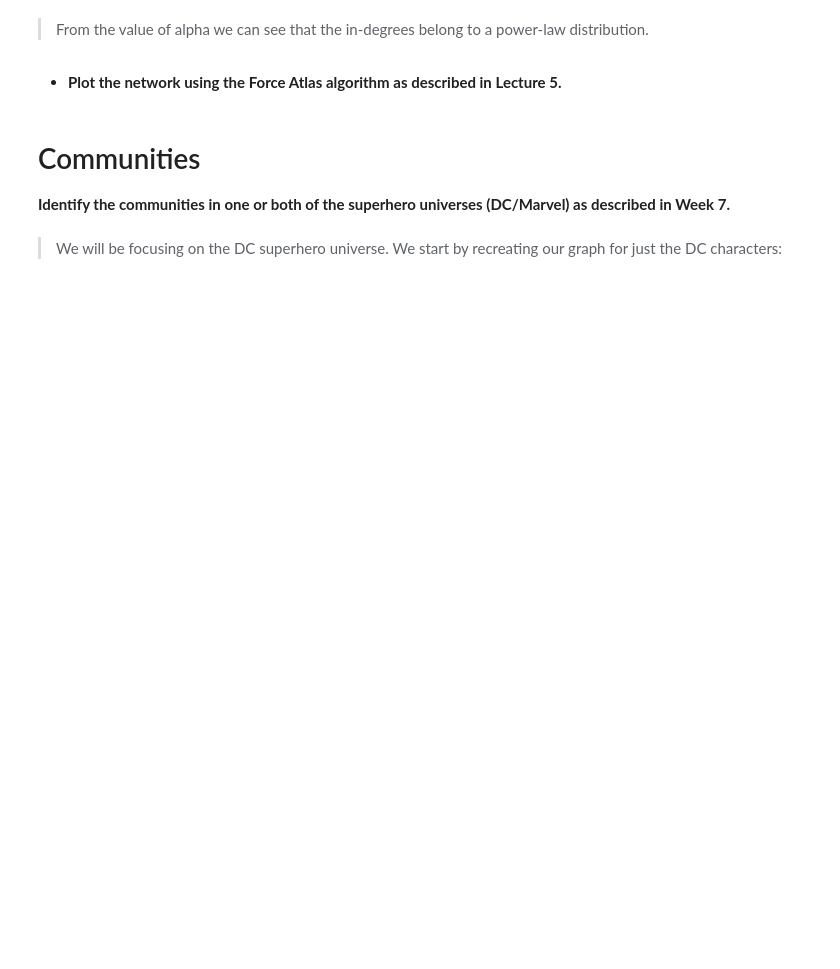
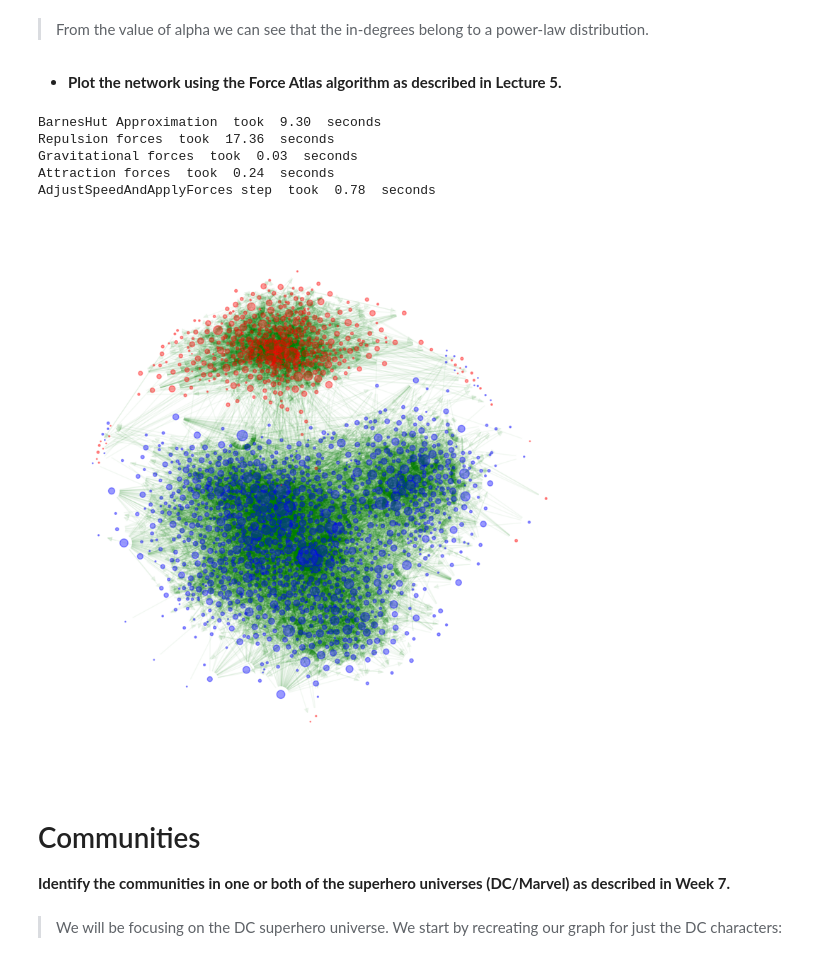
Before and after one commit to pete414n/02805SG, a Jupyter notebook: assignment2/assignment2.ipynb, the cells around one changed output. Saved outputs shown, nothing was run; the diff lists cells and outputs as text; code cells hidden in the pictures; blank space fills up the shorter version.

```diff
--- a/assignment2/assignment2.ipynb
+++ b/assignment2/assignment2.ipynb
@@ -153,30 +208,40 @@ for n in uG.nodes():
         dc_nodes += [n]
         dc_degrees += [uG.degree[n]]
 # %%
+# Adjusting figure size
+plt.rcParams['figure.figsize'] = [10, 10]
+
 forceatlas2 = ForceAtlas2(
                         # Behavior alternatives
                         outboundAttractionDistribution=True,  # Dissuade hubs
                         linLogMode=False,  # NOT IMPLEMENTED
                         adjustSizes=False,  # Prevent overlap (NOT IMPLEMENTED)
                         edgeWeightInfluence=1.0,
 
                         # Performance
                         jitterTolerance=1.0,  # Tolerance
                         barnesHutOptimize=True,
-                        barnesHutTheta=1.2,
+                        barnesHutTheta=1.2, # original 1.2
                         multiThreaded=False,  # NOT IMPLEMENTED
 
                         # Tuning
                         scalingRatio=2.0,
-                        strongGravityMode=False,
-                        gravity=0.5,
+                        strongGravityMode=True,
+                        gravity=0.1, # original 0.5
 
                         # Log
                         verbose=True)
 
 positions = forceatlas2.forceatlas2_networkx_layout(G, pos=None, iterations=2000)
 nx.draw_networkx_nodes(G, positions, nodelist = marvel_nodes, node_size=marvel_degrees, node_color="blue", alpha=0.4)
 nx.draw_networkx_nodes(G, positions, nodelist = dc_nodes, node_size=dc_degrees, node_color="red", alpha=0.4)
 nx.draw_networkx_edges(G, positions, edge_color="green", alpha=0.05)
 plt.axis('off')
 plt.show()
+# %% [output]
+BarnesHut Approximation  took  9.30  seconds
+Repulsion forces  took  17.36  seconds
+Gravitational forces  took  0.03  seconds
+Attraction forces  took  0.24  seconds
+AdjustSpeedAndApplyForces step  took  0.78  seconds
+[figure, added]
```
Also changed, not shown: parts of 15 cells of this notebook.
